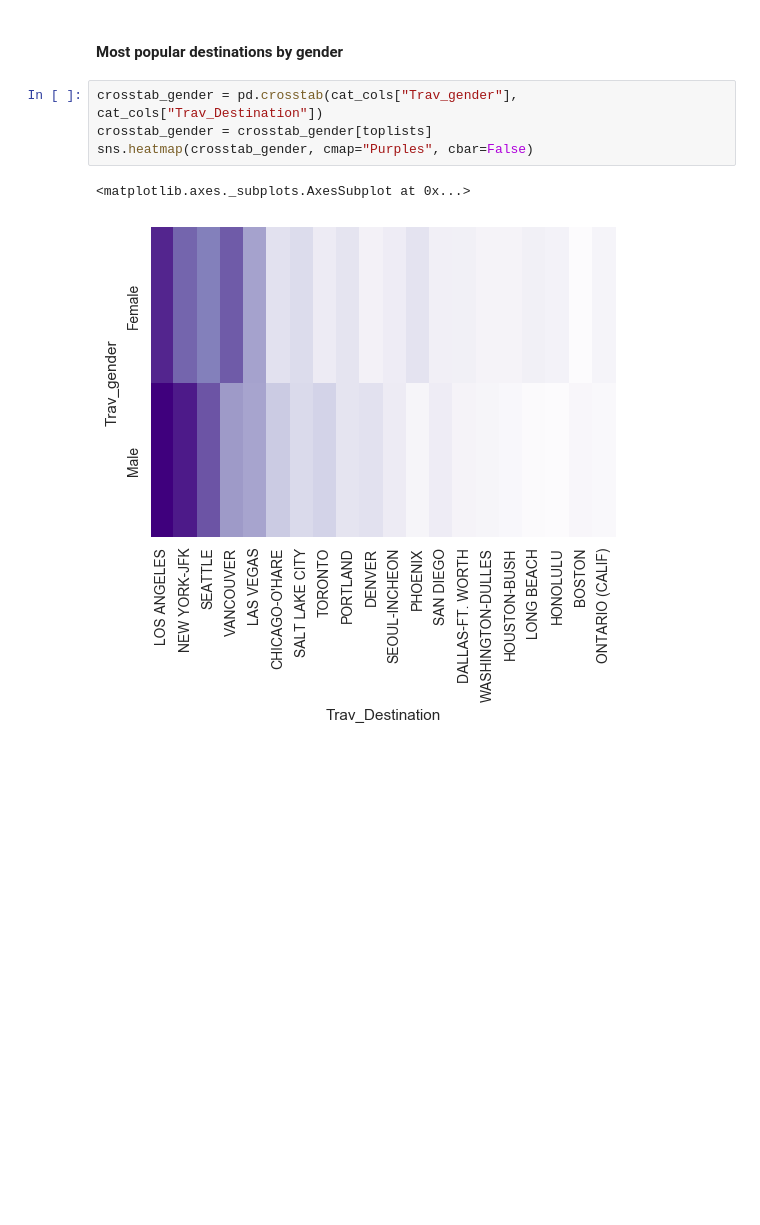
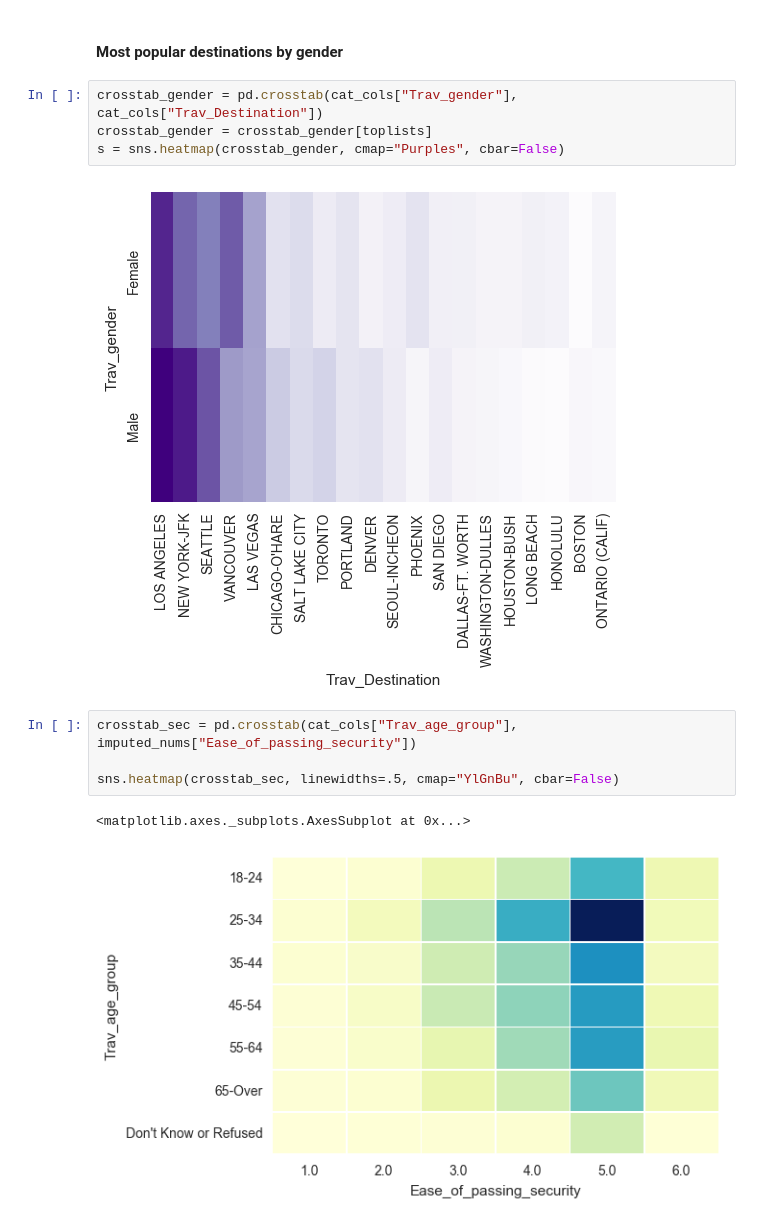
Before and after one commit to koelyl/SFO, a Jupyter notebook: SFO Analysis.ipynb, the cells around one changed output. Cells and saved outputs as stored; diff of their text form; blank space fills up the shorter version.

```diff
--- a/SFO Analysis.ipynb
+++ b/SFO Analysis.ipynb
@@ -155,7 +186,13 @@ sns.heatmap(crosstab_dest, linewidths=.5, cmap="YlGnBu", cbar=False)
 # %%
 crosstab_gender = pd.crosstab(cat_cols["Trav_gender"], cat_cols["Trav_Destination"])
 crosstab_gender = crosstab_gender[toplists]
-sns.heatmap(crosstab_gender, cmap="Purples", cbar=False)
+s = sns.heatmap(crosstab_gender, cmap="Purples", cbar=False)
 # %% [output]
-<matplotlib.axes._subplots.AxesSubplot at 0x...>
 [figure]
+# %%
+crosstab_sec = pd.crosstab(cat_cols["Trav_age_group"], imputed_nums["Ease_of_passing_security"])
+
+sns.heatmap(crosstab_sec, linewidths=.5, cmap="YlGnBu", cbar=False)
+# %% [output]
+<matplotlib.axes._subplots.AxesSubplot at 0x...>
+[figure, added]
```
Also changed, not shown: parts of 10 cells of this notebook.
